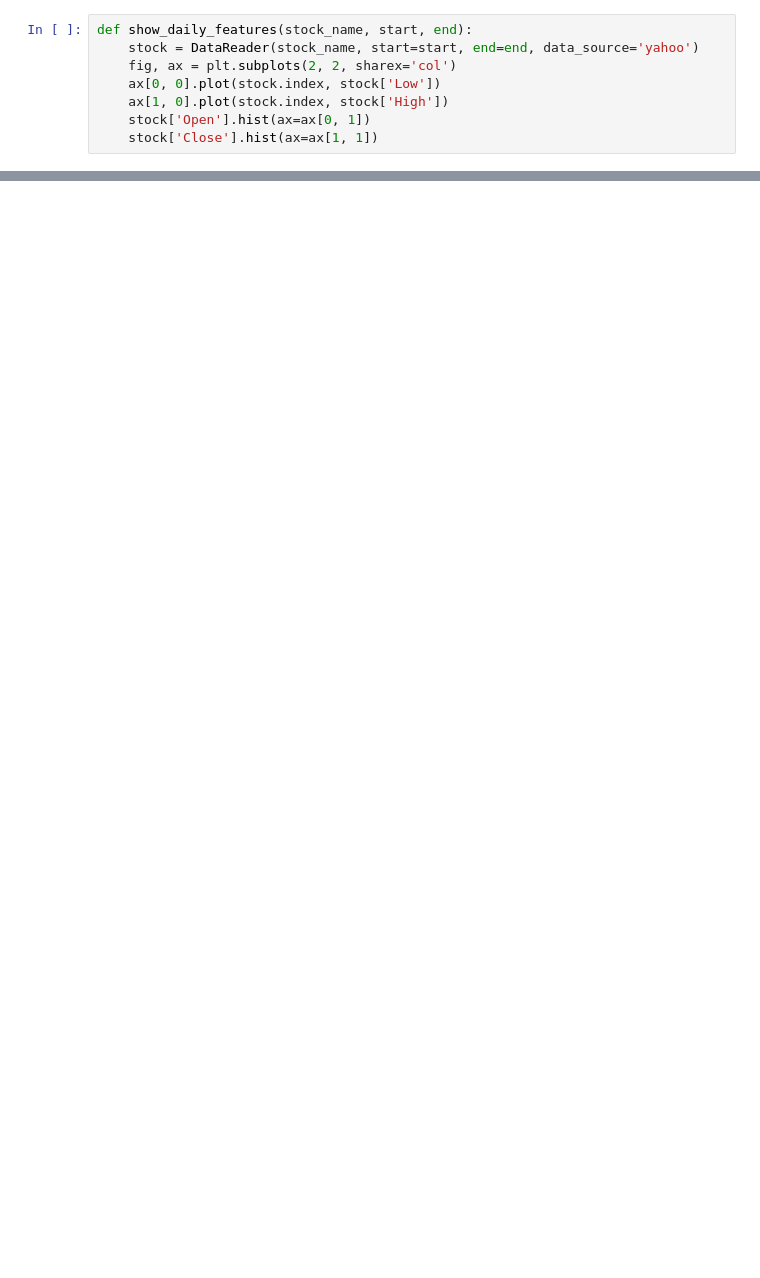
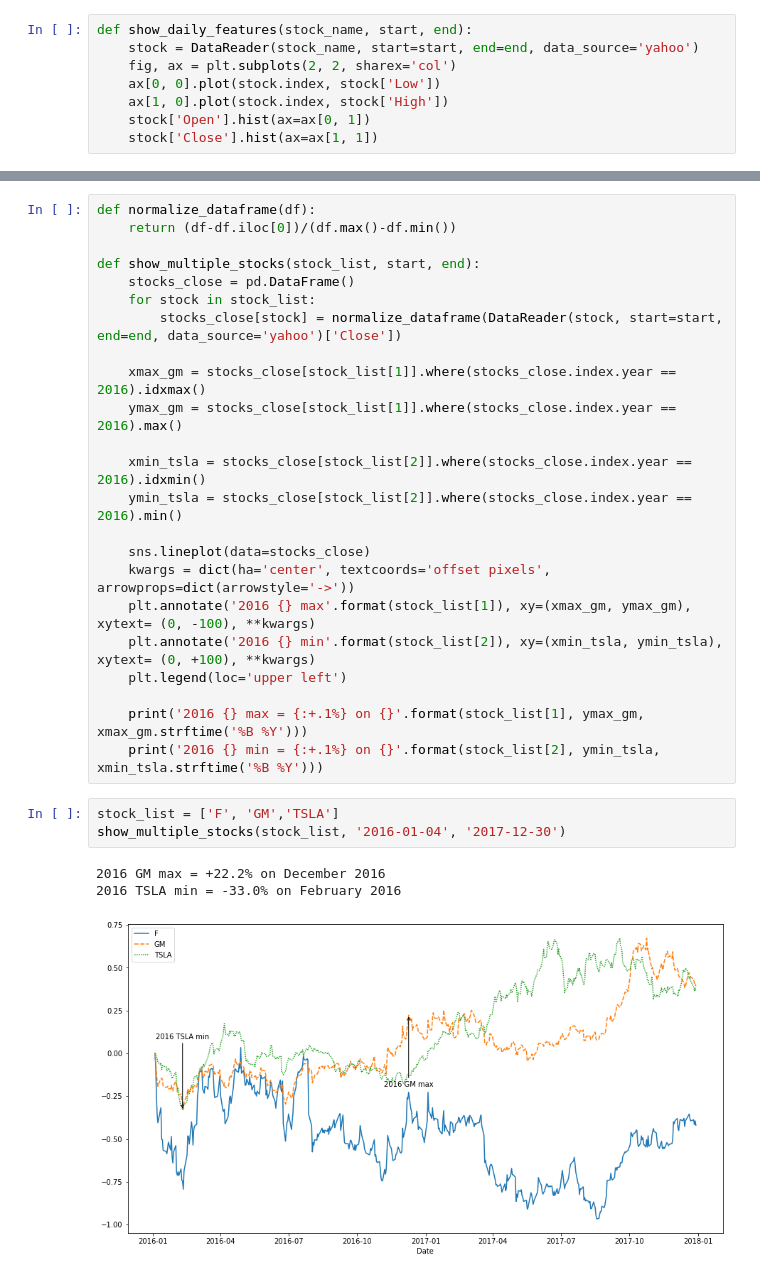
Before and after one commit to teobouvard/study, a Jupyter notebook: 4-UiS/data-science/assignment3/assignment.ipynb, the cells around one changed output, grey strips where cells are left out. Drawn from its saved outputs; the diff is of its cells as text; blank space fills up the shorter version.

```diff
--- a/4-UiS/data-science/assignment3/assignment.ipynb
+++ b/4-UiS/data-science/assignment3/assignment.ipynb
@@ -44,0 +74,30 @@ show_monthly_average('HPQ', '2018-01-01', '2019-01-01')
+# %%
+def normalize_dataframe(df):
+    return (df-df.iloc[0])/(df.max()-df.min())
+
+def show_multiple_stocks(stock_list, start, end):
+    stocks_close = pd.DataFrame()
+    for stock in stock_list:
+        stocks_close[stock] = normalize_dataframe(DataReader(stock, start=start, end=end, data_source='yahoo')['Close'])
+
+    xmax_gm = stocks_close[stock_list[1]].where(stocks_close.index.year == 2016).idxmax()
+    ymax_gm = stocks_close[stock_list[1]].where(stocks_close.index.year == 2016).max()
+
+    xmin_tsla = stocks_close[stock_list[2]].where(stocks_close.index.year == 2016).idxmin()
+    ymin_tsla = stocks_close[stock_list[2]].where(stocks_close.index.year == 2016).min()
+
+    sns.lineplot(data=stocks_close)
+    kwargs = dict(ha='center', textcoords='offset pixels', arrowprops=dict(arrowstyle='->'))
+    plt.annotate('2016 {} max'.format(stock_list[1]), xy=(xmax_gm, ymax_gm), xytext= (0, -100), **kwargs)
+    plt.annotate('2016 {} min'.format(stock_list[2]), xy=(xmin_tsla, ymin_tsla), xytext= (0, +100), **kwargs)
+    plt.legend(loc='upper left')
+
+    print('2016 {} max = {:+.1%} on {}'.format(stock_list[1], ymax_gm, xmax_gm.strftime('%B %Y')))
+    print('2016 {} min = {:+.1%} on {}'.format(stock_list[2], ymin_tsla, xmin_tsla.strftime('%B %Y')))
+# %%
+stock_list = ['F', 'GM','TSLA']
+show_multiple_stocks(stock_list, '2016-01-04', '2017-12-30')
+# %% [output]
+2016 GM max = +22.2% on December 2016
+2016 TSLA min = -33.0% on February 2016
+[figure, added]
```
Also changed, not shown: parts of 12 cells of this notebook.
